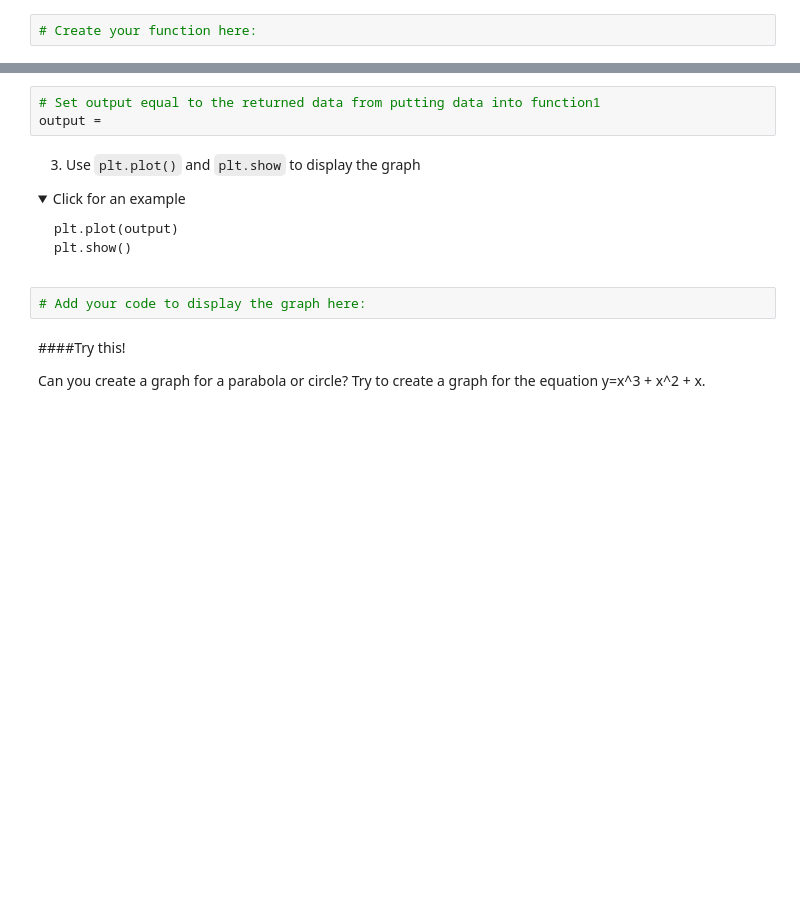
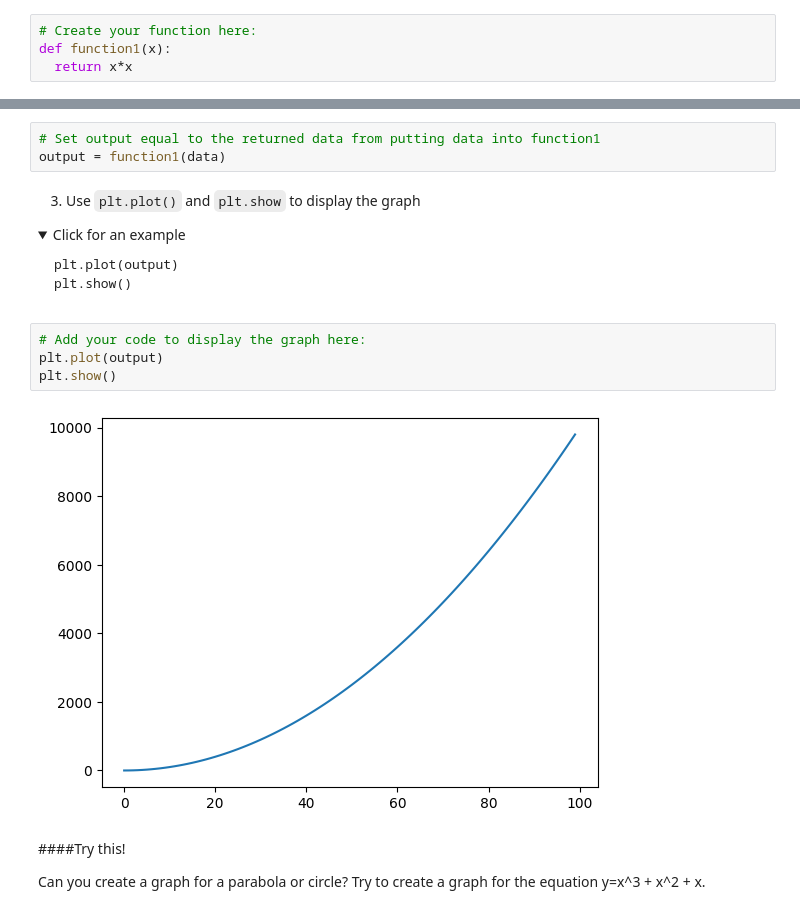
Before and after one commit to spalit1003/iDTech, a Jupyter notebook: 3_1_Intro_to_Libraries.ipynb, the cells around one changed output, grey strips where cells are left out. Cells and saved outputs as stored; diff of their text form; folded sections open; blank space fills up the shorter version.

```diff
--- a/3_1_Intro_to_Libraries.ipynb
+++ b/3_1_Intro_to_Libraries.ipynb
@@ -297,6 +301,8 @@ def function1(x):
 </details>
 # %%
 # Create your function here:
+def function1(x):
+  return x*x
 # %% [markdown]
 This function will square any value you pass it.
 
@@ -358,7 +375,7 @@ output = function1(data)
 </details>
 # %%
 # Set output equal to the returned data from putting data into function1
-output =
+output = function1(data)
 # %% [markdown]
 3. Use `plt.plot()` and `plt.show` to display the graph
 
@@ -371,6 +388,10 @@ plt.show()
 </details>
 # %%
 # Add your code to display the graph here:
+plt.plot(output)
+plt.show()
+# %% [output]
+[figure, added]
 # %% [markdown]
 ####Try this!
 
```
Also changed, not shown: parts of 8 cells of this notebook.
